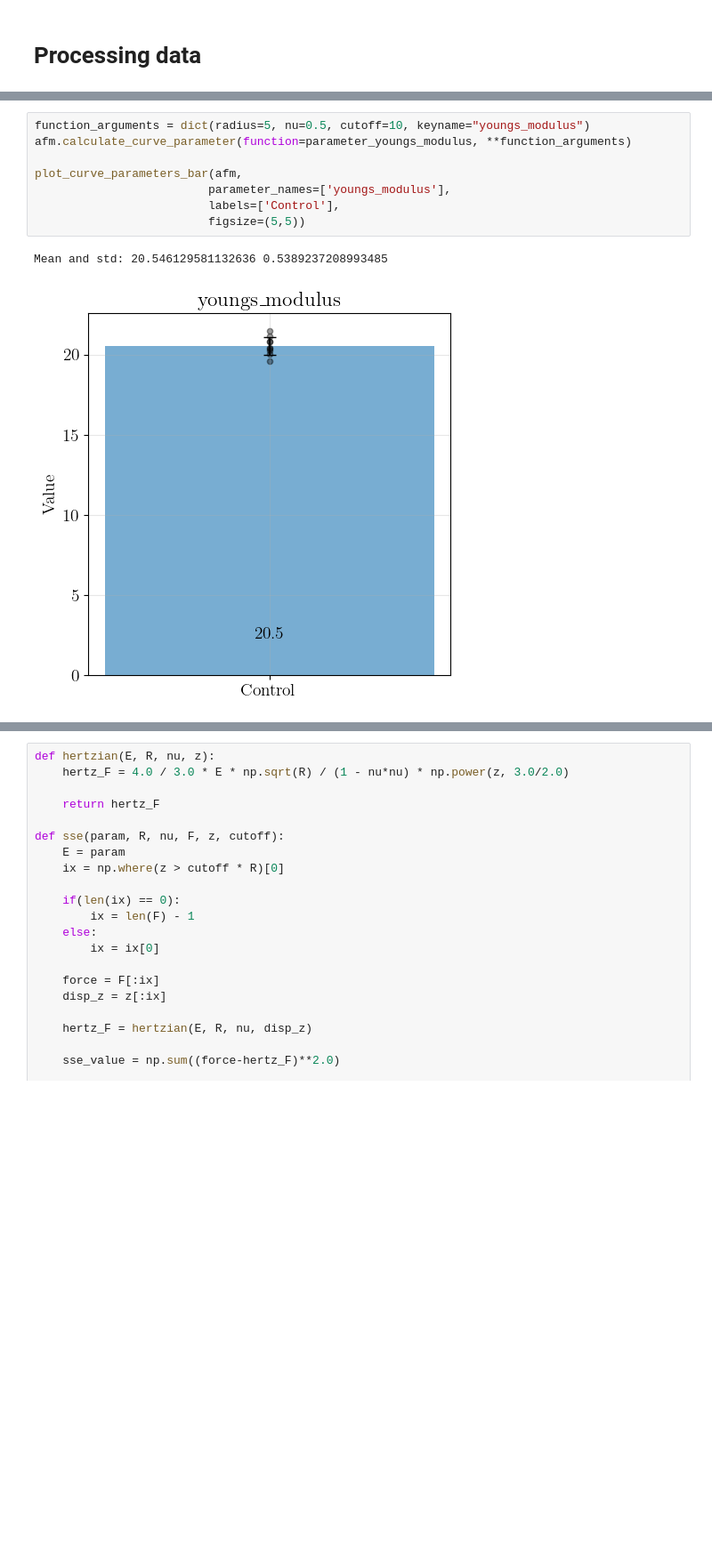
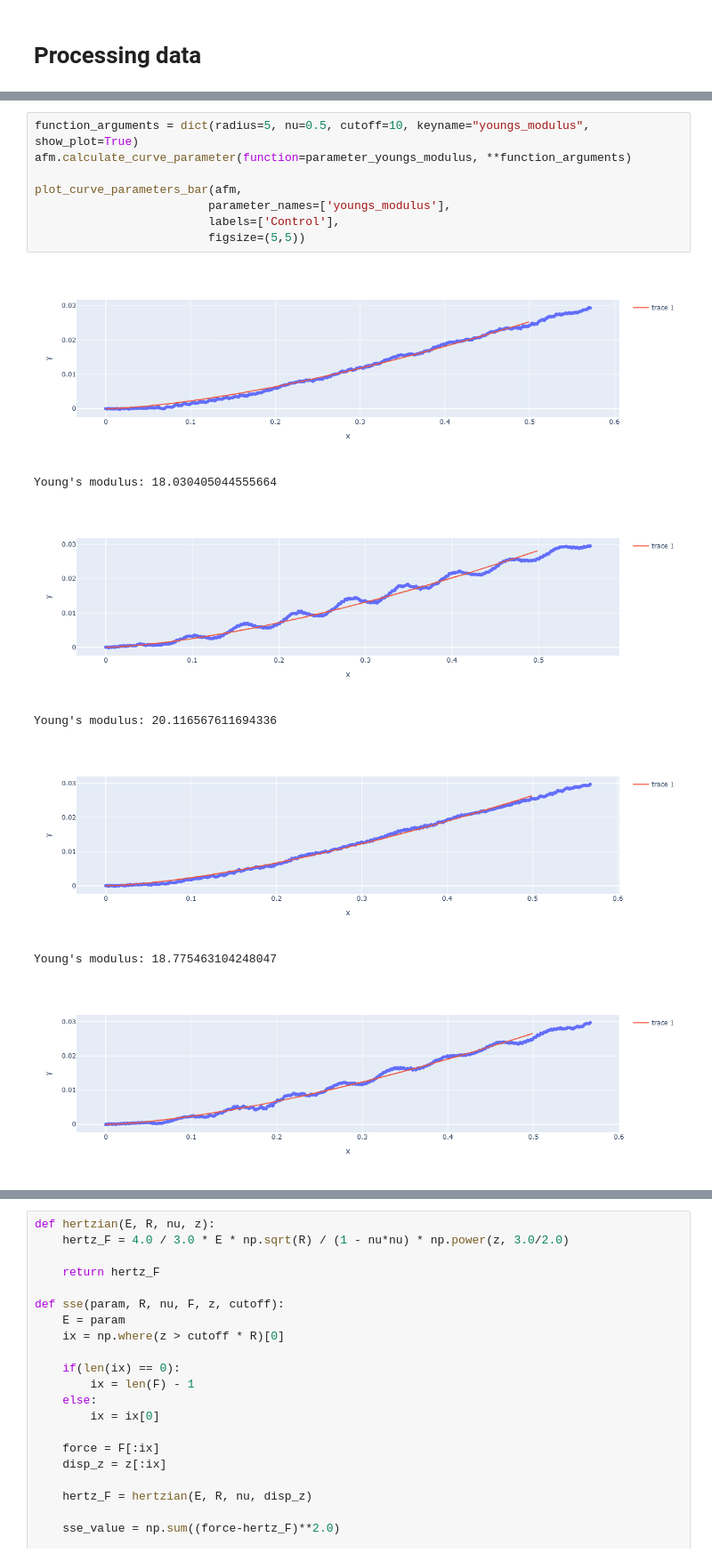
Before and after one commit to ecmscripts/indentation, a Jupyter notebook: AFM_ethanol.ipynb, the cells around one changed output, grey strips where cells are left out. Shown at 89% size. Saved outputs shown, nothing was run; the diff lists cells and outputs as text; blank space fills up the shorter version.

```diff
--- a/AFM_ethanol.ipynb
+++ b/AFM_ethanol.ipynb
@@ -89,11 +77,16 @@ plt.show()
 # %%
-function_arguments = dict(radius=5, nu=0.5, cutoff=10, keyname="youngs_modulus")
+function_arguments = dict(radius=5, nu=0.5, cutoff=10, keyname="youngs_modulus", show_plot=True)
 afm.calculate_curve_parameter(function=parameter_youngs_modulus, **function_arguments)
 
 plot_curve_parameters_bar(afm,
                          parameter_names=['youngs_modulus'],
                          labels=['Control'],
                          figsize=(5,5))
 # %% [output]
+[figure, new version]
-Mean and std: 20.546129581132636 0.5389237208993485
+Young's modulus: 18.030405044555664
-[figure, old version]
+[figure, added]
+Young's modulus: 20.116567611694336
+[figure, added]
+Young's modulus: 18.775463104248047
+[figure, added]
```
Also changed, not shown: parts of 5 cells of this notebook, 6 other files.
